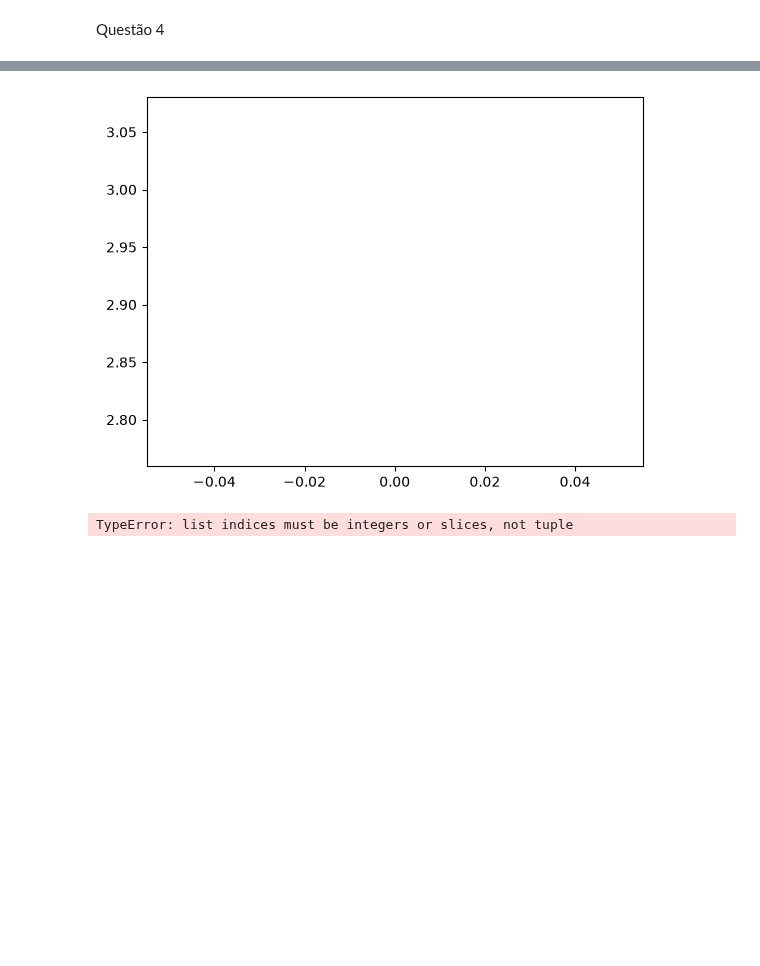
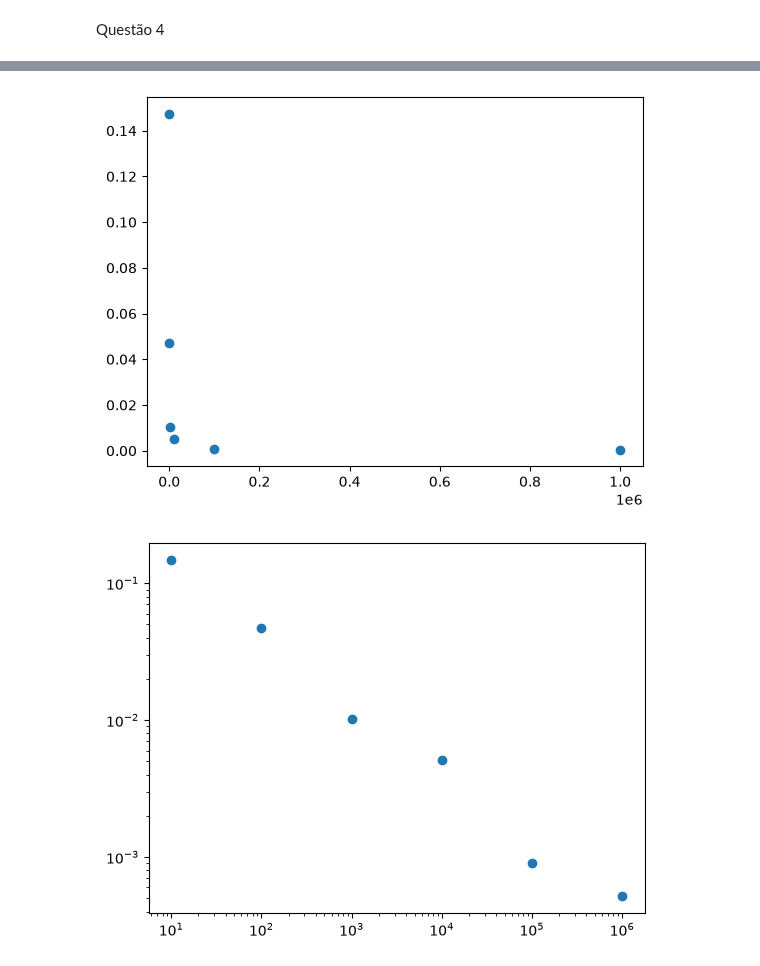
Before and after one commit to HuTiim/Fisica-Computacional-Thiago, a Jupyter notebook: Lista1.ipynb, the cells around one changed output, grey strips where cells are left out. Saved outputs shown, nothing was run; the diff lists cells and outputs as text; code cells hidden in the pictures; blank space fills up the shorter version.

```diff
--- a/Lista1.ipynb
+++ b/Lista1.ipynb
@@ -100,5 +101,2 @@ plt.show()
 # %% [markdown]
 Questão 4
-# %%
-n = 100
-N = [10,10**2,10**3,10**4,10**5,10**6]
@@ -127,15 +129,27 @@ def pi_montecarlo(n):
     estimativa_pi = (4*d)/n
     return estimativa_pi
 # %%
-pi = pi_montecarlo(n)
 
-Erro = (np.pi*pi)/np.pi
-plt.plot(N[0,:],Erro)
-plt.show()
-plt.loglog(N[0,:],Erro)
-plt.show()
-plt.semilogx(N[0,:],Erro)
-plt.show()
+N = [10,10**2,10**3,10**4,10**5,10**6]
+
+Erro = []
+
+for n in N:
+
+
+    E = 0
+
+    for r in range(10):
+        pi = pi_montecarlo(n)
+        E += (np.abs(np.pi-pi)/np.pi)/10
+
+
+    Erro.append(E)
-# %% [output]
-[figure, removed]
-TypeError: list indices must be integers or slices, not tuple
+# %%
+plt.scatter(N,Erro)
+plt.show()
+plt.loglog(N,Erro, "o")
+plt.show()
+# %% [output]
+[figure, added]
+[figure, added]
```
Also changed, not shown: parts of 5 cells of this notebook.
